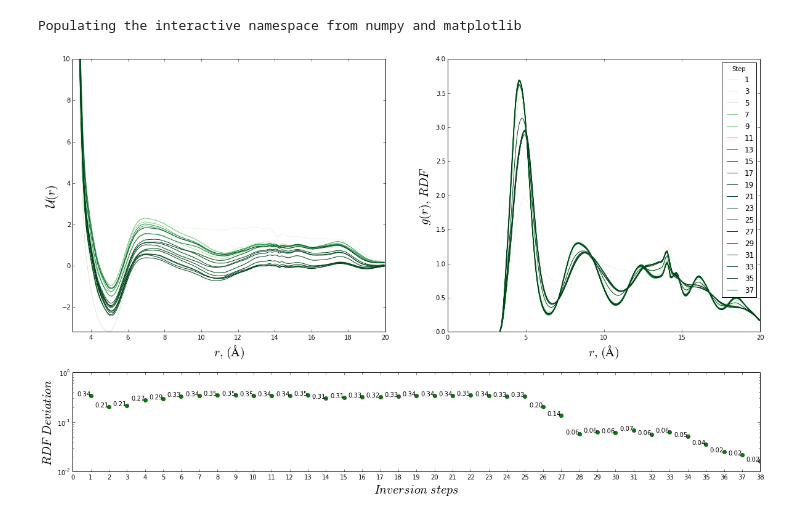
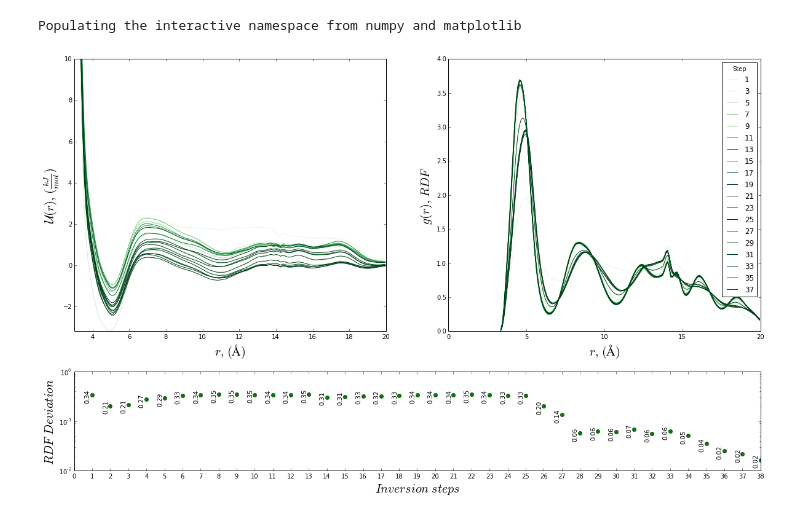
Before and after one commit to acnz/Project, a Jupyter notebook: graphs/InvHigh.ipynb, the cells around one changed output. Saved outputs shown, nothing was run; the diff lists cells and outputs as text; code cells hidden in the pictures.

```diff
--- a/graphs/InvHigh.ipynb
+++ b/graphs/InvHigh.ipynb
@@ -52,33 +52,33 @@ plt.figure(figsize=(20,12), dpi=300)
 
 plt.subplot2grid((12,2), (0,0) , rowspan=8)
 plt.xlabel(r'$r,\  (\AA)$',fontsize=20)
-plt.ylabel(r'$\mathcal{U}(r)$',fontsize=20)
+plt.ylabel(r'$\mathcal{U}(r),\ (\frac{kJ}{mol})$',fontsize=20)
 plt.axis([3, 20, -3.2,10])
 for i in xrange(len(p)):
     if(i % 2 == 0 ):
         c = cm.Greens(0.1+(((20*i)/float(len(p)))/10),1)
         g = np.array(p[i])
         plt.plot(g[:,0],g[:,1],label=i+1,color=c)
 plt.subplot2grid((12,2), (0,1) , rowspan=8)
 plt.xlabel(r'$r,\  (\AA)$',fontsize=20)
 plt.ylabel(r'$g(r),\  RDF$',fontsize=20)
 plt.axis([0, 20, 0,4])
 for i in xrange(len(r)):
     if(i % 2 == 0 ):
         c = cm.Greens(0.1+(((20*i)/float(len(r)))/10),1)
         g = np.array(r[i])
         plt.plot(g[:,0],g[:,1],label=i+1,color=c)
         plt.legend( title='Step',loc='upper right')
 plt.subplot2grid((12,2), (9,0) , rowspan=3, colspan=2)
 plt.yscale('log')
 plt.plot(d[:,0],d[:,1],'go')
 for i,j in zip(d[:,0],d[:,1]):
-    plt.annotate('%0.2f'%(j),xy=(i-0.75,j))
+    plt.annotate('%0.2f'%(j),rotation=90,xy=(i-0.40,j))
 plt.xlabel(r'$Inversion \ steps$',fontsize=20)
 plt.ylabel(r'$RDF \ Deviation$',fontsize=20)
 plt.xlim([0, 38])
 plt.xticks(xrange(39))
 savefig("ConvHigh.png",bbox_inches='tight', dpi=300)
 plt.show()
 # %% [output]
-[figure, old version]
+[figure, new version]
```
Also changed, not shown: 22 other files.
